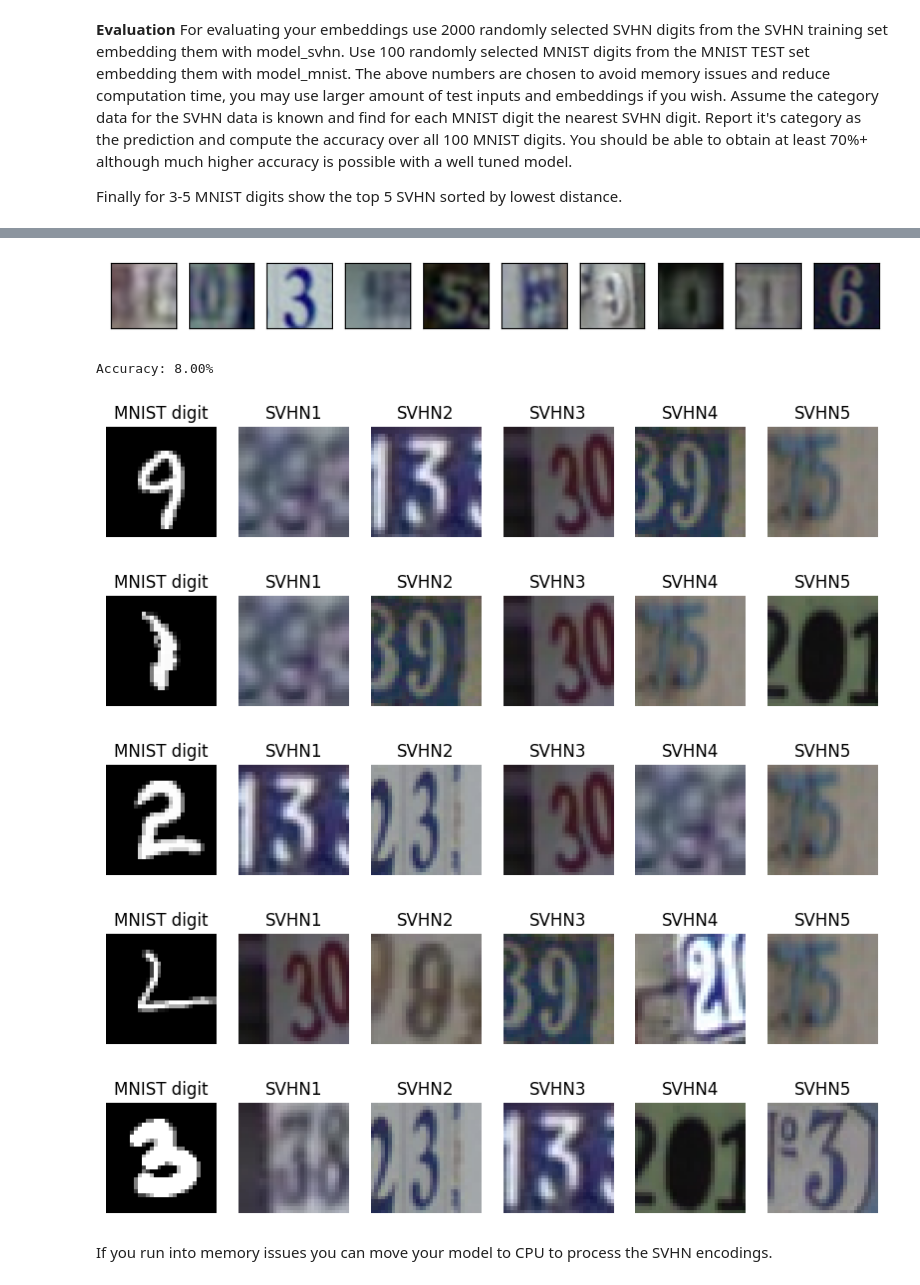
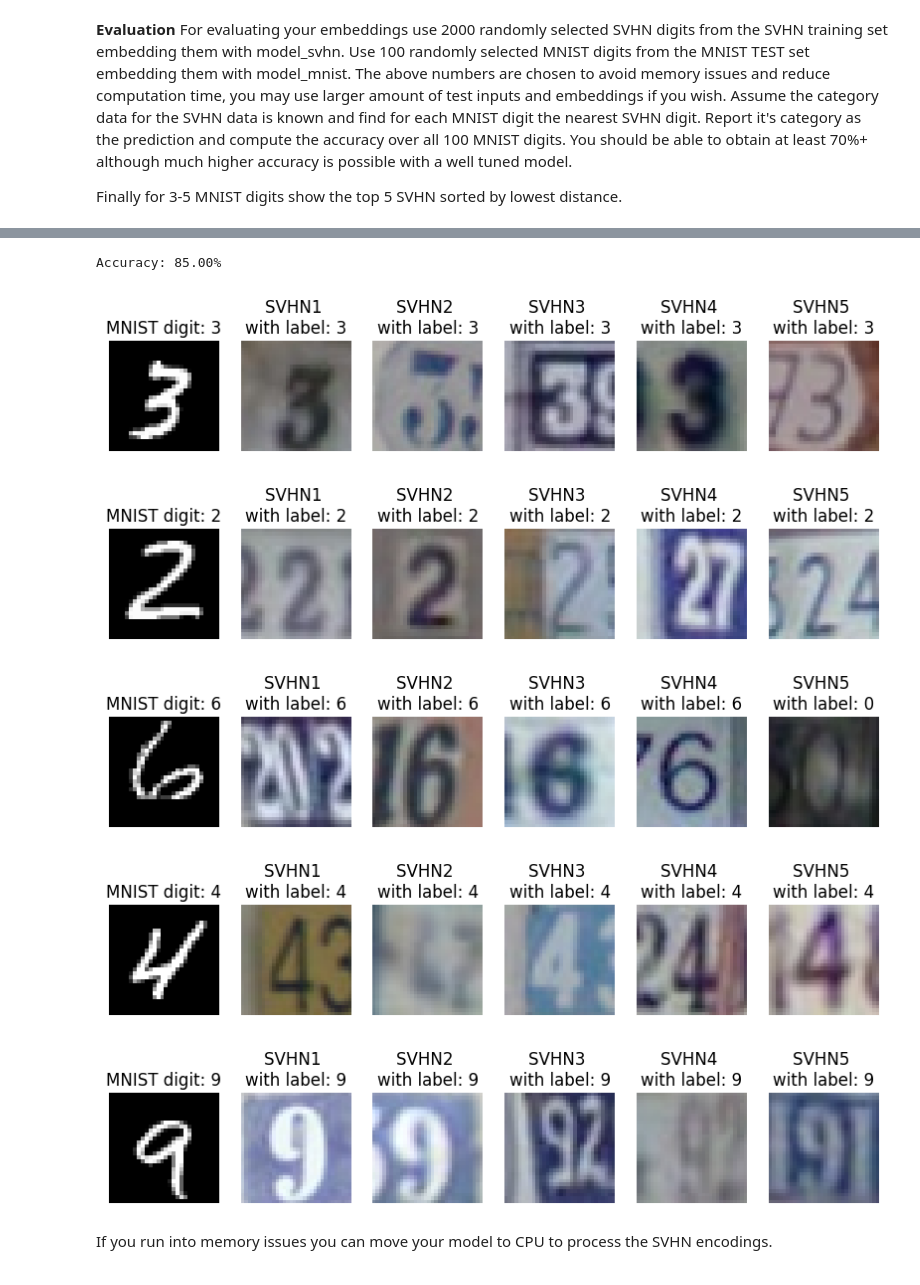
Before and after one commit to zxcej/COMP691_LABS, a Jupyter notebook: starter_code_Assig3.ipynb, the cells around one changed output, grey strips where cells are left out. Drawn from its saved outputs; the diff is of its cells as text; code cells hidden in the pictures.

```diff
--- a/starter_code_Assig3.ipynb
+++ b/starter_code_Assig3.ipynb
@@ -628,12 +618,12 @@ from sklearn.neighbors import KNeighborsClassifier
 eval_mnist = [mnist_test[i] for i in torch.randint(0, len(mnist_test), (100,))]
 eval_svhn = [svhn_train_1d[i] for i in torch.randint(0, len(svhn_train_1d), (2000,))]
 
-#show some eval svhn images
-fig = plt.figure(figsize=(10, 10))
-for i in range(10):
-    ax = fig.add_subplot(1, 10, i+1, xticks=[], yticks=[])
-    ax.imshow(np.transpose(eval_svhn[i][0], (1, 2, 0))*0.5+0.5)
-plt.show()
+# #show some eval svhn images
+# fig = plt.figure(figsize=(10, 10))
+# for i in range(10):
+#     ax = fig.add_subplot(1, 10, i+1, xticks=[], yticks=[])
+#     ax.imshow(np.transpose(eval_svhn[i][0], (1, 2, 0))*0.5+0.5)
+# plt.show()
 
 
 # Compute embeddings
@@ -649,42 +639,44 @@ pred = knn.predict(mnist_embeddings)
 #Compute accuracy
 acc = np.mean(pred == [x[1] for x in eval_mnist])
 
 print("Accuracy: {:.2f}%".format(acc*100))
 
 # Display the top 5 nearest SVHN neighbors for a few MNIST digits
 
 num_mnist_to_display = 5
 
 for i in range(num_mnist_to_display):
     mnists_digit = eval_mnist[i][0]
+    mnists_digit_label = eval_mnist[i][1]
     mnist_embedding = mnist_embeddings[i]
 
     # Find the 5 nearest SVHN digit
 
     distances = np.linalg.norm(svhn_embeddings - mnist_embedding, axis=1)
     nearest_svhn_indices = np.argsort(distances)[:5]
 
     # Display the MNIST digit and the 5 nearest SVHN digits
     fig, axs = plt.subplots(1, 6, figsize=(10, 2))
     axs[0].imshow(mnists_digit.squeeze(), cmap='gray')
-    axs[0].set_title("MNIST digit")
+    axs[0].set_title("MNIST digit: {}".format(mnists_digit_label))
     axs[0].axis('off')
 
     for j, idx in enumerate(nearest_svhn_indices):
         svhn_digit = eval_svhn[idx][0]
+        svhn_digit_label = eval_svhn[idx][1]
         axs[j+1].imshow(np.transpose(svhn_digit, (1, 2, 0)) * 0.5 + 0.5)
-        axs[j+1].set_title(f'SVHN{j+1}')
+        axs[j+1].set_title(f'SVHN{j+1} \nwith label: {svhn_digit_label}')
+
         axs[j+1].axis('off')
 
     plt.show()
 # %% [output]
+Accuracy: 85.00%
-[figure, old version]
+[figure, new version]
-Accuracy: 8.00%
-[figure, old version]
+[figure, new version]
-[figure, old version]
+[figure, new version]
-[figure, old version]
+[figure, new version]
-[figure, old version]
+[figure, new version]
-[figure, removed]
 # %% [markdown]
 If you run into memory issues you can move your model to CPU to process the SVHN encodings.
 # %% [markdown]
```
Also changed, not shown: parts of 3 cells of this notebook.
